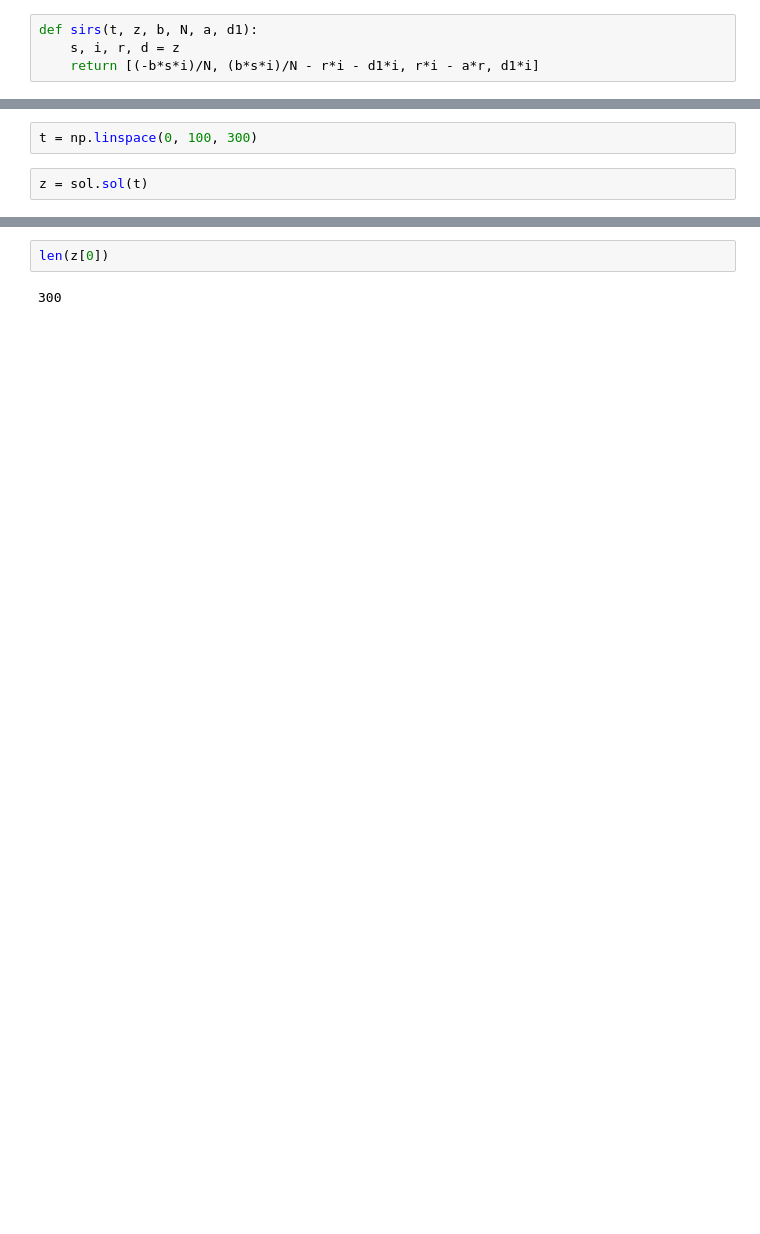
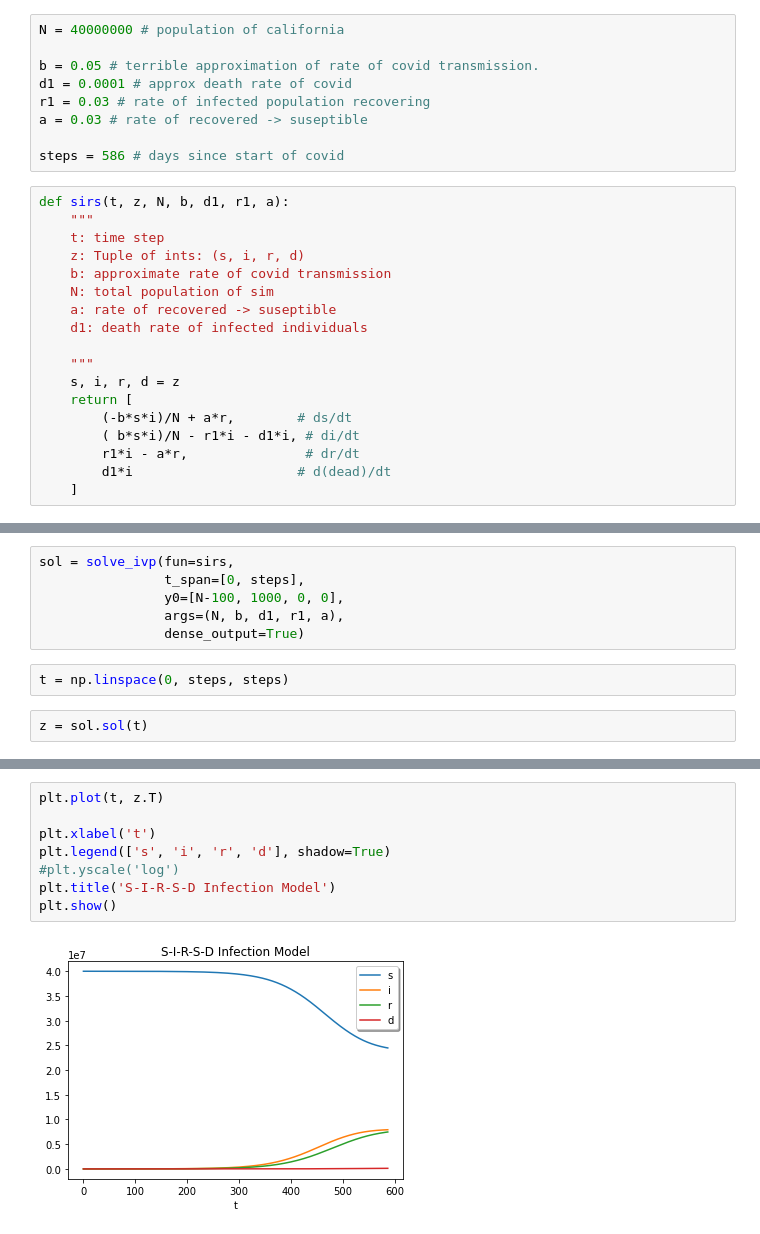
Before and after one commit to pfflanders/Math142CovidCA, a Jupyter notebook: solver.ipynb, the cells around one changed output, grey strips where cells are left out. Drawn from its saved outputs; the diff is of its cells as text; blank space fills up the shorter version.

Commit message:
model is working, values are not accurate
data is loaded in, model runs, we next need to find a way to tune the variables to match a dataset correctly.
ALSO need to implement more complicate model

```diff
--- a/solver.ipynb
+++ b/solver.ipynb
@@ -32,4 +34,27 @@ import matplotlib.pyplot as plt
+# %%
+N = 40000000 # population of california
+
+b = 0.05 # terrible approximation of rate of covid transmission.
+d1 = 0.0001 # approx death rate of covid
+r1 = 0.03 # rate of infected population recovering
+a = 0.03 # rate of recovered -> suseptible
+
+steps = 586 # days since start of covid
 # %%
-def sirs(t, z, b, N, a, d1):
+def sirs(t, z, N, b, d1, r1, a):
+    """
+    t: time step
+    z: Tuple of ints: (s, i, r, d)
+    b: approximate rate of covid transmission
+    N: total population of sim
+    a: rate of recovered -> suseptible
+    d1: death rate of infected individuals
+
+    """
     s, i, r, d = z
-    return [(-b*s*i)/N, (b*s*i)/N - r*i - d1*i, r*i - a*r, d1*i]
+    return [
+        (-b*s*i)/N + a*r,        # ds/dt
+        ( b*s*i)/N - r1*i - d1*i, # di/dt
+        r1*i - a*r,               # dr/dt
+        d1*i                     # d(dead)/dt
+    ]
@@ -38,4 +61,10 @@ sol = solve_ivp(sirs, [0, 100], [10, 10, 10, 10], args=(1.5, 1, 3, 1), dense_out
+# %%
+sol = solve_ivp(fun=sirs,
+                t_span=[0, steps],
+                y0=[N-100, 1000, 0, 0],
+                args=(N, b, d1, r1, a),
+                dense_output=True)
 # %%
-t = np.linspace(0, 100, 300)
+t = np.linspace(0, steps, steps)
 # %%
 z = sol.sol(t)
@@ -50,4 +71,10 @@ Error: Kernel is dead
-# %%
-len(z[0])
-# %% [output]
-300
+# %%
+plt.plot(t, z.T)
+
+plt.xlabel('t')
+plt.legend(['s', 'i', 'r', 'd'], shadow=True)
+#plt.yscale('log')
+plt.title('S-I-R-S-D Infection Model')
+plt.show()
+# %% [output]
+[figure, added]
```
Also changed, not shown: parts of 10 cells of this notebook.
